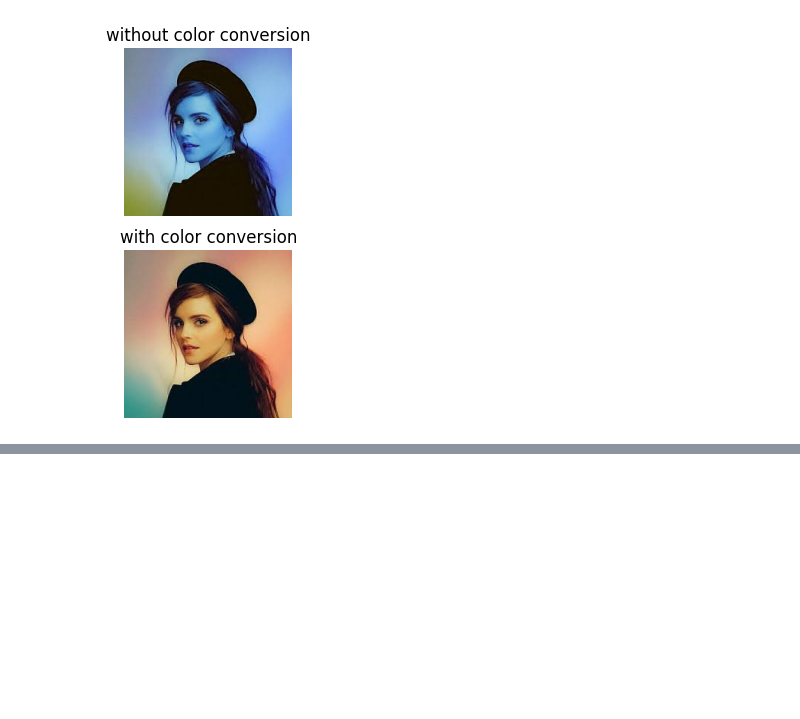
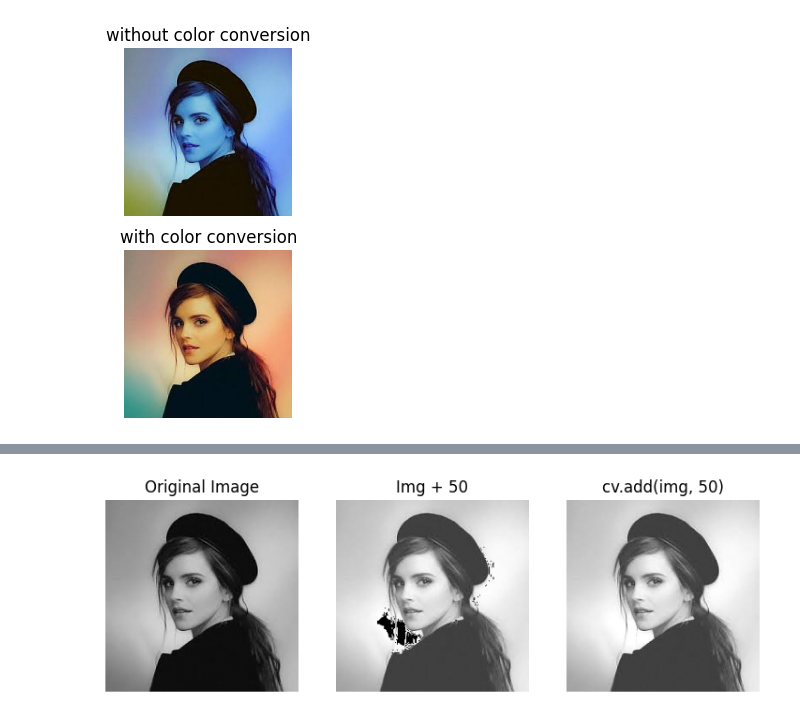
Before and after one commit to ywchanna2001/Computer-Vision, a Jupyter notebook: Grayscale_Image.ipynb, the cells around one changed output, grey strips where cells are left out. Saved outputs shown, nothing was run; the diff lists cells and outputs as text; code cells hidden in the pictures; blank space fills up the shorter version.

```diff
--- a/Grayscale_Image.ipynb
+++ b/Grayscale_Image.ipynb
@@ -61,0 +114,20 @@ cv.destroyAllWindows()
+# %%
+import cv2 as cv
+import matplotlib.pyplot as plt
+
+img = cv.imread('media\emma.jfif',cv.IMREAD_GRAYSCALE)
+imgb = img + 50
+imgc = cv.add(img, 50) # preferred way
+f, ax = plt.subplots(1,3, figsize=(9, 3))
+ax[0].imshow(img, cmap='gray', vmin=0, vmax=255)
+ax[0].set_title('Original Image')
+ax[0].axis('off')
+ax[1].imshow(imgb, cmap='gray', vmin=0, vmax=255)
+ax[1].set_title('Img + 50')
+ax[1].axis('off')
+ax[2].imshow(imgc, cmap='gray', vmin=0, vmax=255)
+ax[2].set_title('cv.add(img, 50)')
+ax[2].axis('off')
+plt.show()
+# %% [output]
+[figure, added]
```
Also changed, not shown: parts of 13 cells of this notebook, 1 other file.
